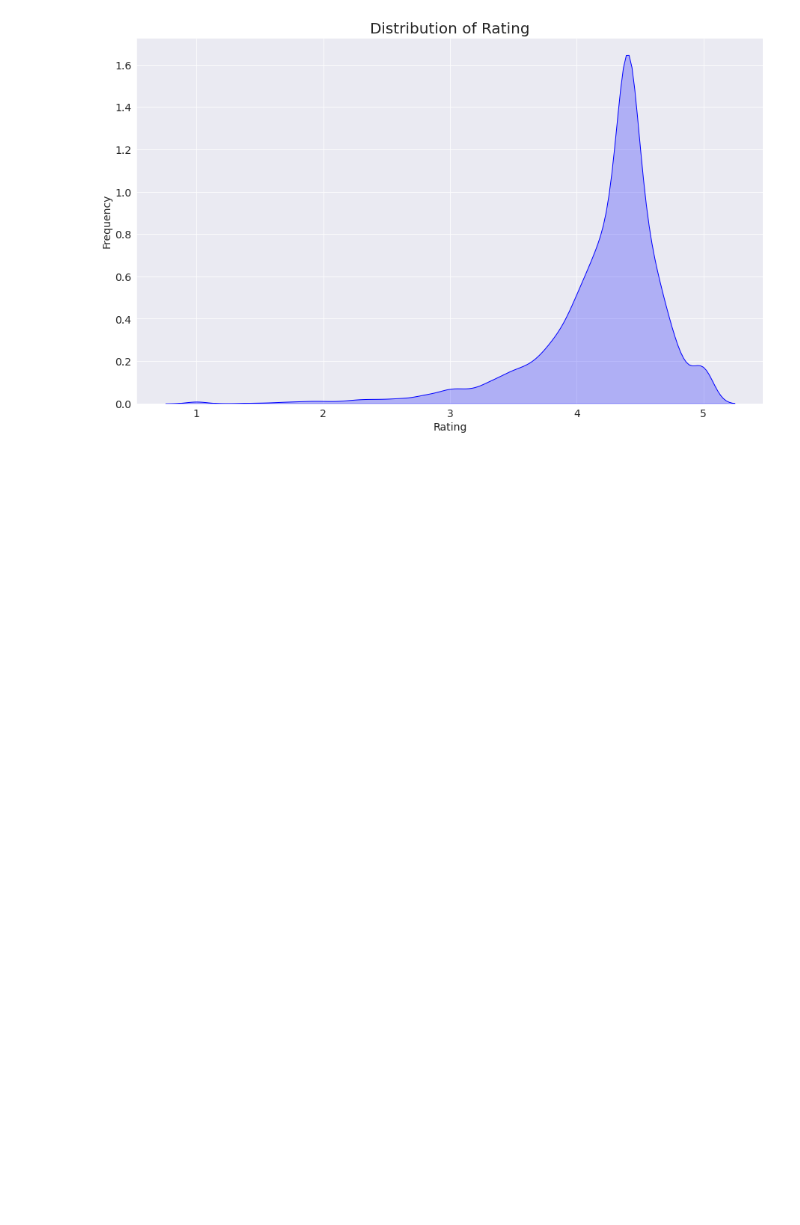
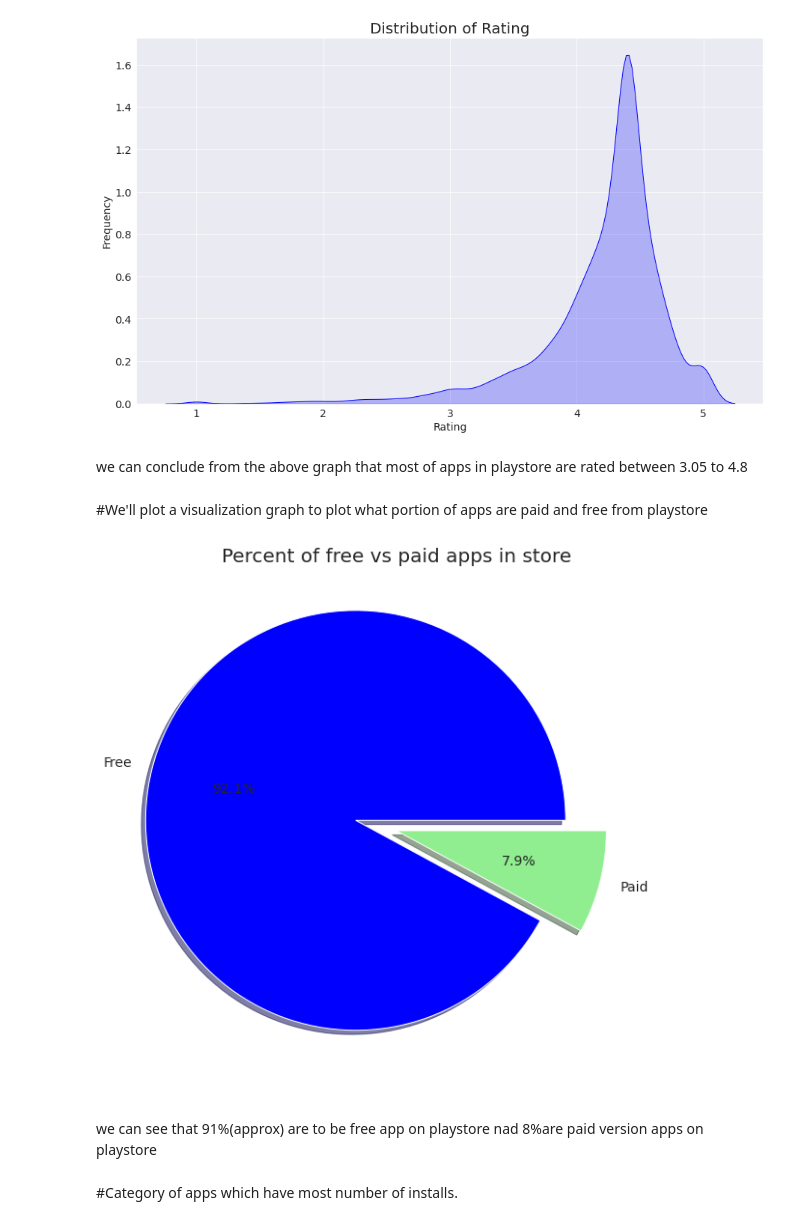
Before and after one commit to pdpranavkumar/Machine-Learning-Models, a Jupyter notebook: Play_Store_App_Review_Analysis_Pranav_Dhabale_Capstone_Project.ipynb, the cells around one changed output. Saved outputs shown, nothing was run; the diff lists cells and outputs as text; code cells hidden in the pictures; blank space fills up the shorter version.

```diff
--- a/Play_Store_App_Review_Analysis_Pranav_Dhabale_Capstone_Project.ipynb
+++ b/Play_Store_App_Review_Analysis_Pranav_Dhabale_Capstone_Project.ipynb
@@ -518,3 +520,22 @@ graph = sns.kdeplot(play_store_df.Rating, color="Blue", shade = True)
 plt.title('Distribution of Rating',size = 20);
 # %% [output]
 [figure]
+# %% [markdown]
+we can conclude from the above graph that most of apps in playstore are rated between 3.05 to 4.8
+# %% [markdown]
+#We'll plot a visualization graph to plot what portion of apps are paid and free from playstore
+# %%
+plt.figure(figsize=(10,10))
+labels = play_store_df['Type'].value_counts(sort = True).index
+sizes = play_store_df['Type'].value_counts(sort = True)
+colors = ["blue","lightgreen"]
+explode = ( 0.2,0)
+plt.pie(sizes, explode=explode, labels=labels, colors=colors, autopct='%1.1f%%', shadow=True, startangle=0)
+plt.title('Percent of free vs paid apps in store',size = 20)
+plt.show()
+# %% [output]
+[figure, added]
+# %% [markdown]
+we can see that 91%(approx) are to be free app on playstore nad 8%are paid version apps on playstore
+# %% [markdown]
+#Category of apps which have most number of installs.
```
Also changed, not shown: parts of 5 cells of this notebook.
